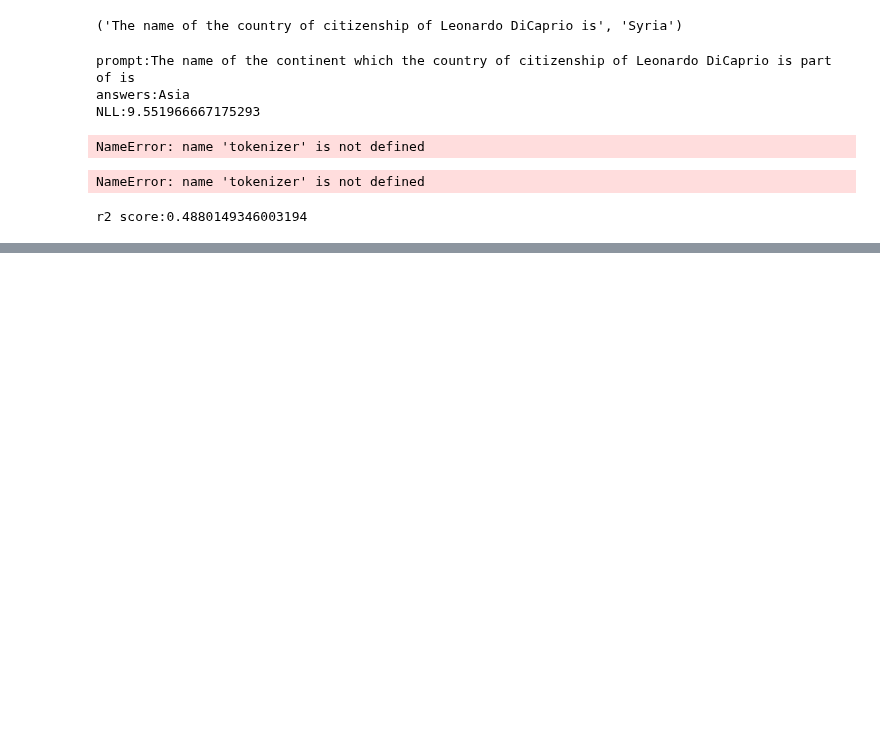
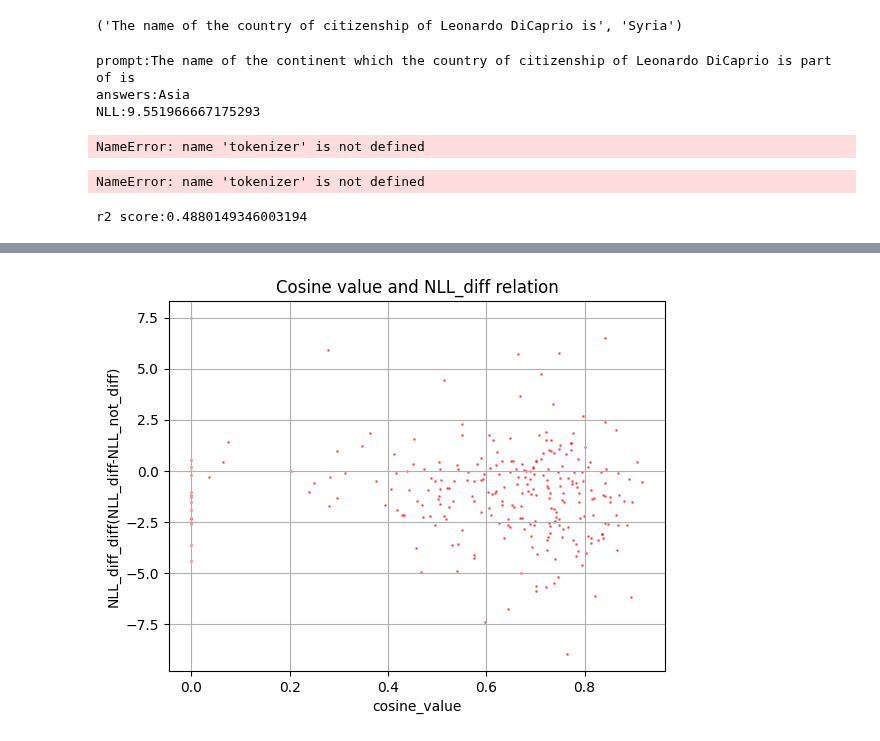
Before and after one commit to JiaxinQin0814/Ripple_Effect_Analysis, a Jupyter notebook: factors_experiments/all_negation_results.ipynb, the cells around one changed output, grey strips where cells are left out. Cells and saved outputs as stored; diff of their text form; code cells hidden in the pictures; blank space fills up the shorter version.

```diff
--- a/factors_experiments/all_negation_results.ipynb
+++ b/factors_experiments/all_negation_results.ipynb
@@ -312,0 +316,45 @@ plt.savefig("plots/negation_curse_x_notx.png")
+# %%
+import json
+negation_result_path = "/home/qjx0814/Ripple_Effect_Analysis/factors_experiments/results/negation_curse/0--1-llama-7b-202401310638.json"
+with open(negation_result_path,"r") as json_file:
+    negation_result = json.load(json_file)
+from operator import neg
+from utils.all_imports import *
+from utils.calculating_gradient import *
+from utils.calculating_probability import *
+from utils.all_imports import *
+from utils.data_processing_utils import *
+# %%
+x_and_not_x_cosine_path = "/home/qjx0814/Ripple_Effect_Analysis/factors_experiments/results/negation_curse/x_not_x_cosine.json"
+with open(x_and_not_x_cosine_path,"r") as json_file:
+    x_and_not_x_cosine = json.load(json_file)
+# plot the relation between cosine_value and NLL_Diff(NLL_edited-NLL_original)
+cosine_value = [i['cosine_value'] for i in x_and_not_x_cosine]
+nll_diff = [min(i['nll_edited'])-min(i['nll_orginal']) for i in negation_result]
+# plot the scatter figure
+# plt.scatter(cosine_value,nll_diff,color="blue",label='X',alpha=0.5,s=1)
+# # Fit a line to the dots
+# fit = np.polyfit(cosine_value, nll_diff, 1)
+# fit_fn = np.poly1d(fit)
+# plt.plot(cosine_value, fit_fn(cosine_value), color='red', label='X')
+
+
+nll_not_diff = [min(i['nll_not_edited'])-min(i['nll_not_original']) for i in negation_result]
+nll_diff_diff = [nll_diff[i]-nll_not_diff[i] for i in range(len(nll_diff))]
+# plot the scatter figure
+plt.scatter(cosine_value,nll_diff_diff,color="red",label='not X',alpha=0.5,s=1)
+# Fit a line to the dots
+# fit = np.polyfit(cosine_value, nll_diff, 1)
+# fit_fn = np.poly1d(fit)
+# plt.plot(cosine_value, fit_fn(cosine_value), color='pink', label='not X')
+
+plt.xlabel('cosine_value')
+plt.ylabel('NLL_diff_diff(NLL_diff-NLL_not_diff)')
+# Add legend
+# plt.legend()
+plt.title('Cosine value and NLL_diff relation')
+plt.grid()
+# Show the plot
+plt.show()
+# %% [output]
+[figure, added]
```
Also changed, not shown: parts of 7 cells of this notebook, 15 other files.
